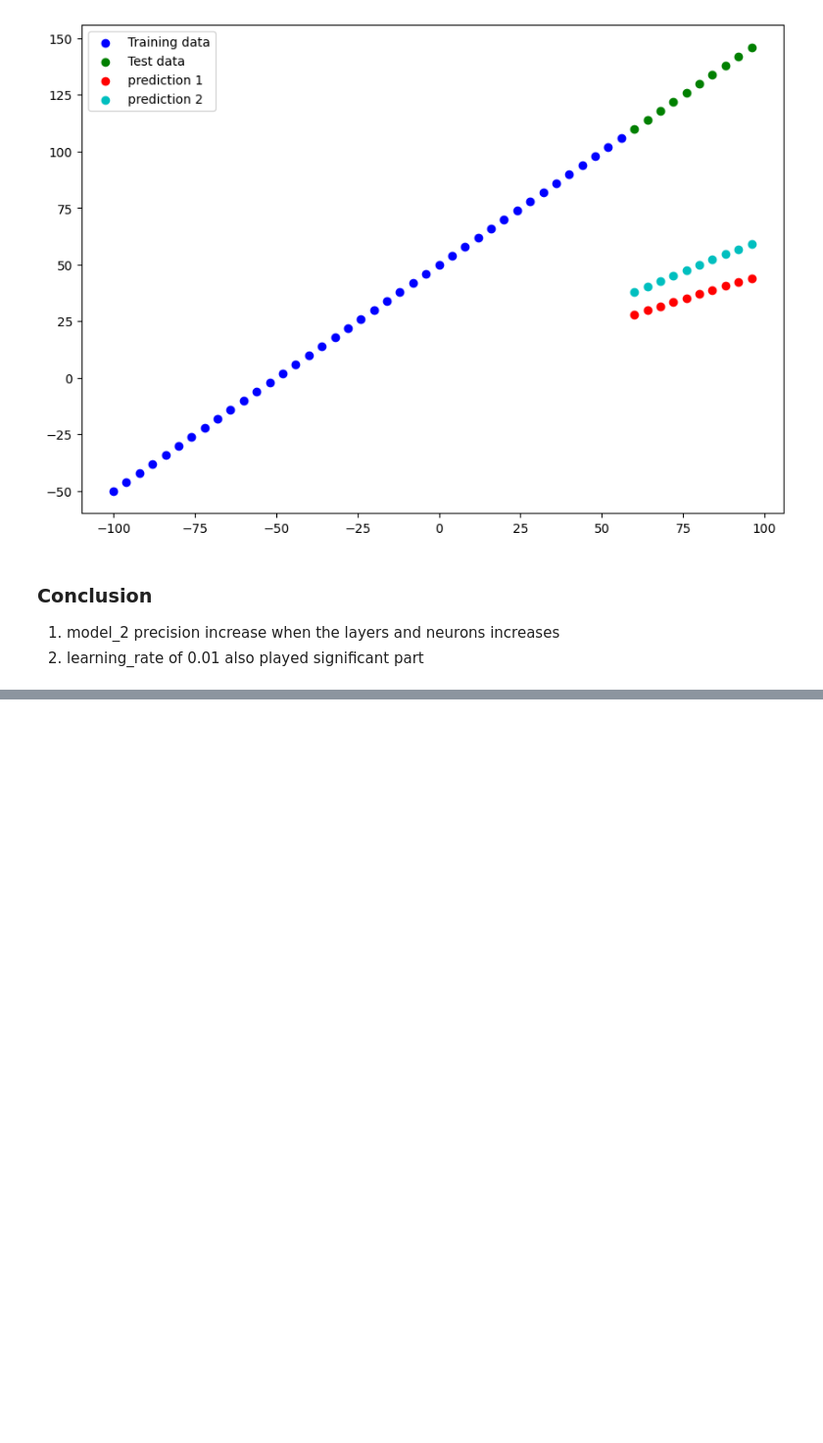
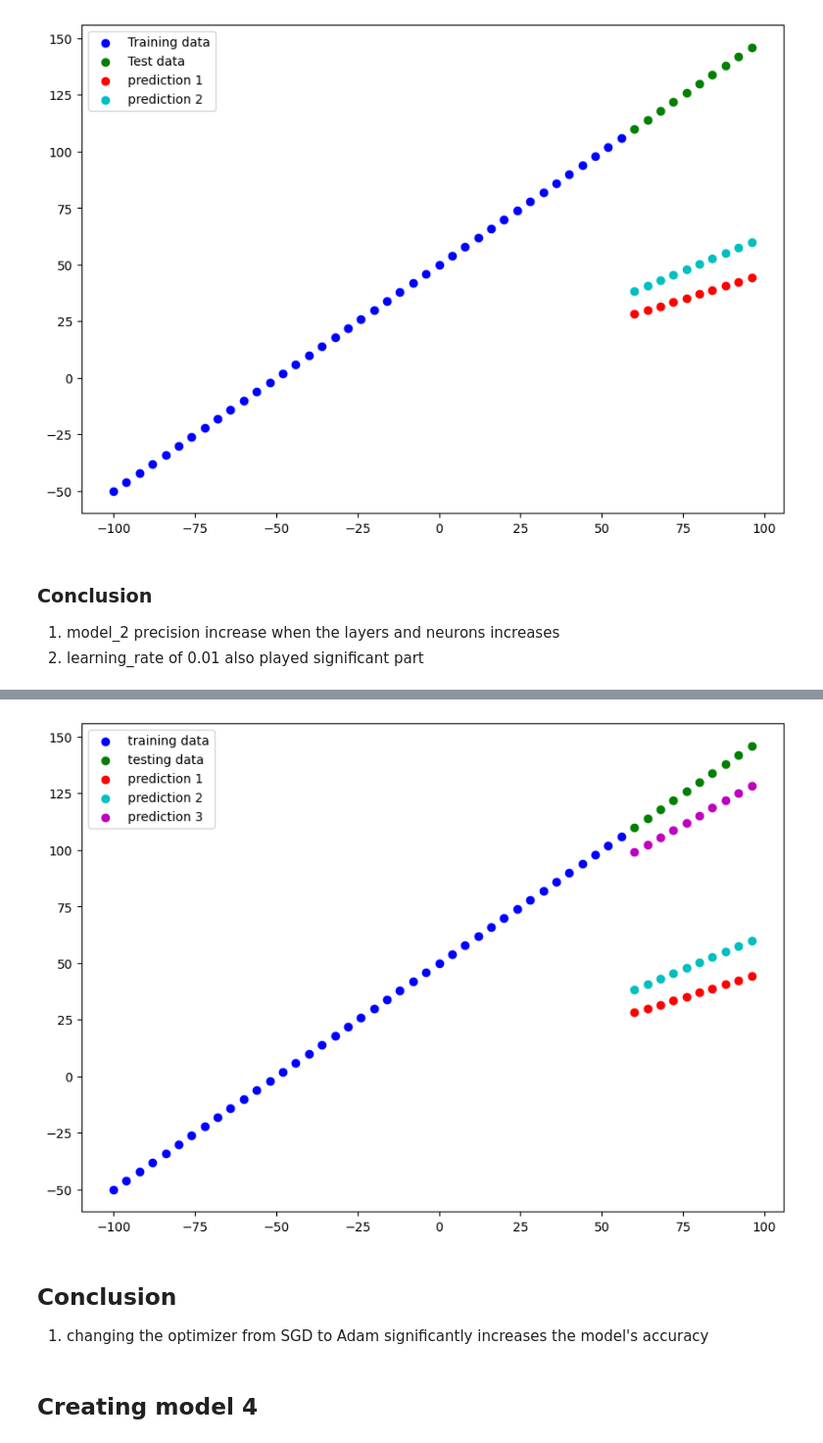
Before and after one commit to mardgeer101/kaggle_notebook, a Jupyter notebook: 03-kaggle-testing.ipynb, the cells around one changed output, grey strips where cells are left out. Shown at 98% size. Cells and saved outputs as stored; diff of their text form; code cells hidden in the pictures; blank space fills up the shorter version.

```diff
--- a/03-kaggle-testing.ipynb
+++ b/03-kaggle-testing.ipynb
@@ -226,0 +269,2 @@ plt.legend();
+# %%
+model_3.fit(X_train, y_train, epochs = 100)
@@ -226,0 +290,3 @@ plt.legend();
+# %%
+y_pred_3 = model_3.predict(X_test)
+y_pred_3, y_test
@@ -226,0 +306,15 @@ plt.legend();
+# %%
+plt.figure(figsize=(10,7))
+plt.scatter(X_train, y_train, c="b", label="training data")
+plt.scatter(X_test, y_test, c="g", label="testing data")
+plt.scatter(X_test, y_pred_1, c="r", label="prediction 1")
+plt.scatter(X_test, y_pred_2, c="c", label="prediction 2")
+plt.scatter(X_test, y_pred_3, c="m", label="prediction 3")
+plt.legend();
+# %% [output]
+[figure, added]
+# %% [markdown]
+## Conclusion
+1. changing the optimizer from SGD to Adam significantly increases the model's accuracy
+# %% [markdown]
+## Creating model 4
```
Also changed, not shown: parts of 27 cells of this notebook.
